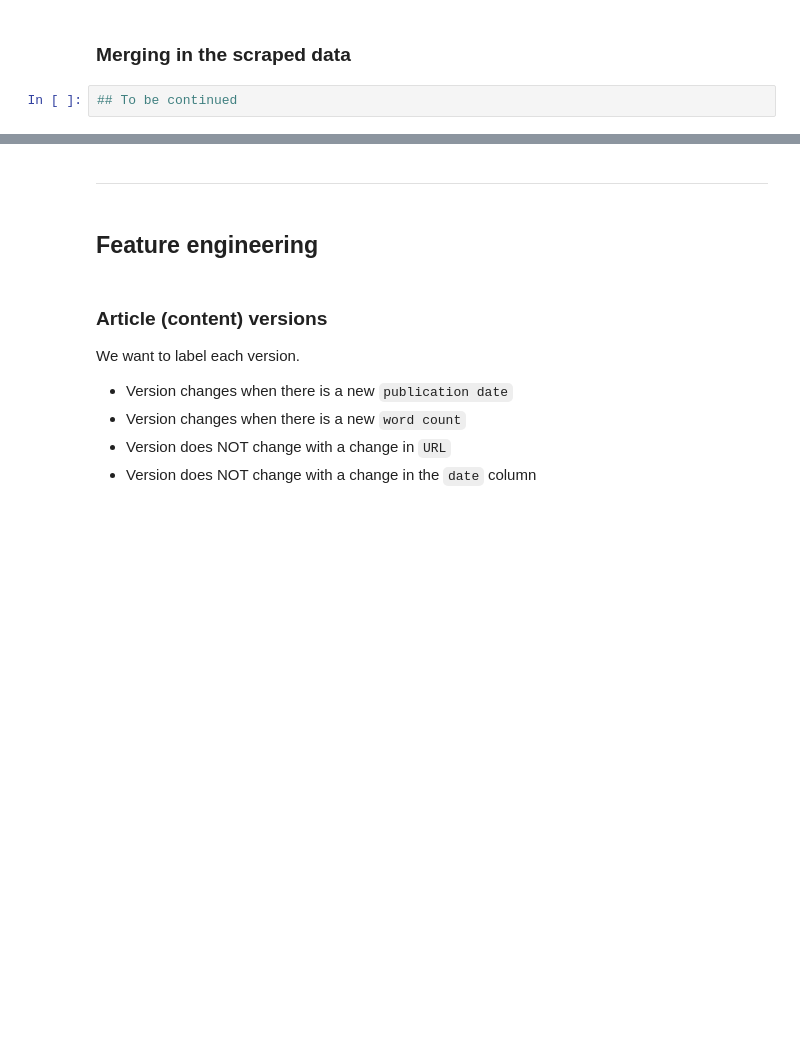
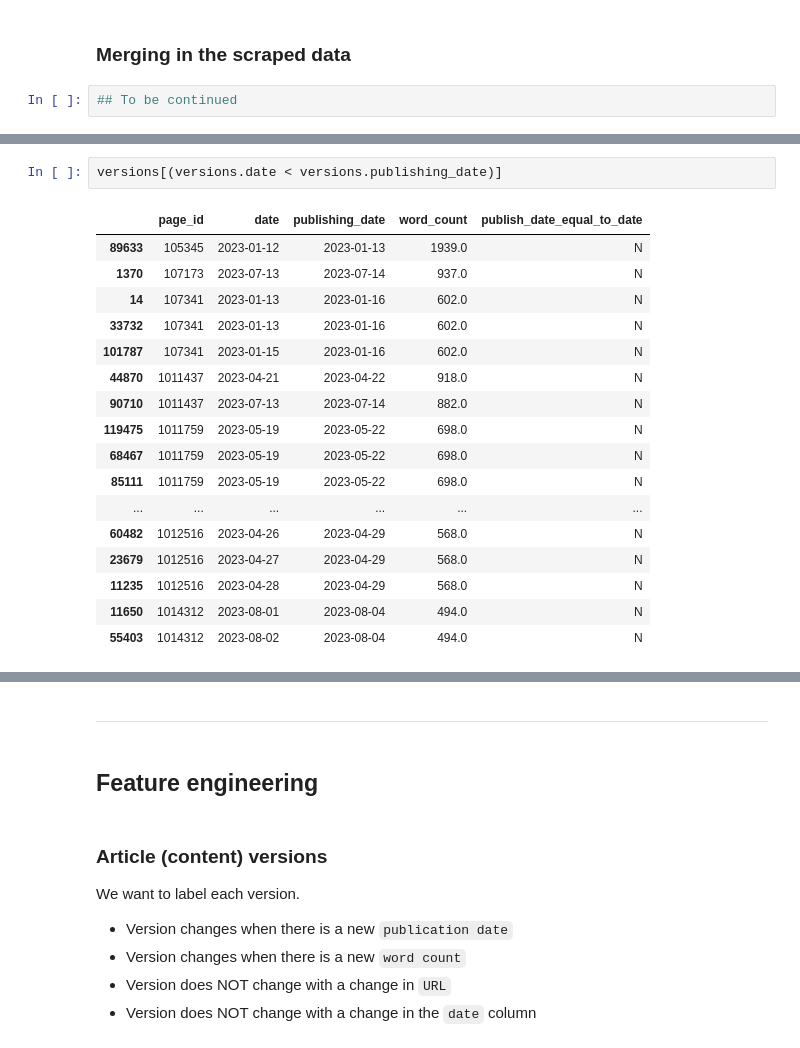
Before and after one commit to RenzoTorrecuso/d-drivers, a Jupyter notebook: notebooks/Cleaning-categorising-katja.ipynb, the cells around one changed output, grey strips where cells are left out. Drawn from its saved outputs; the diff is of its cells as text; blank space fills up the shorter version.

```diff
--- a/notebooks/Cleaning-categorising-katja.ipynb
+++ b/notebooks/Cleaning-categorising-katja.ipynb
@@ -130,0 +266,20 @@ mgn.matrix(df);
+# %%
+versions[(versions.date < versions.publishing_date)]
+# %% [output]
+|  | page_id | date | publishing_date | word_count | publish_date_equal_to_date |
+| 89633 | 105345 | 2023-01-12 | 2023-01-13 | 1939.0 | N |
+| 1370 | 107173 | 2023-07-13 | 2023-07-14 | 937.0 | N |
+| 14 | 107341 | 2023-01-13 | 2023-01-16 | 602.0 | N |
+| 33732 | 107341 | 2023-01-13 | 2023-01-16 | 602.0 | N |
+| 101787 | 107341 | 2023-01-15 | 2023-01-16 | 602.0 | N |
+| 44870 | 1011437 | 2023-04-21 | 2023-04-22 | 918.0 | N |
+| 90710 | 1011437 | 2023-07-13 | 2023-07-14 | 882.0 | N |
+| 119475 | 1011759 | 2023-05-19 | 2023-05-22 | 698.0 | N |
+| 68467 | 1011759 | 2023-05-19 | 2023-05-22 | 698.0 | N |
+| 85111 | 1011759 | 2023-05-19 | 2023-05-22 | 698.0 | N |
+| ... | ... | ... | ... | ... | ... |
+| 60482 | 1012516 | 2023-04-26 | 2023-04-29 | 568.0 | N |
+| 23679 | 1012516 | 2023-04-27 | 2023-04-29 | 568.0 | N |
+| 11235 | 1012516 | 2023-04-28 | 2023-04-29 | 568.0 | N |
+| 11650 | 1014312 | 2023-08-01 | 2023-08-04 | 494.0 | N |
+| 55403 | 1014312 | 2023-08-02 | 2023-08-04 | 494.0 | N |
```
Also changed, not shown: parts of 41 cells of this notebook, 2 other files.
